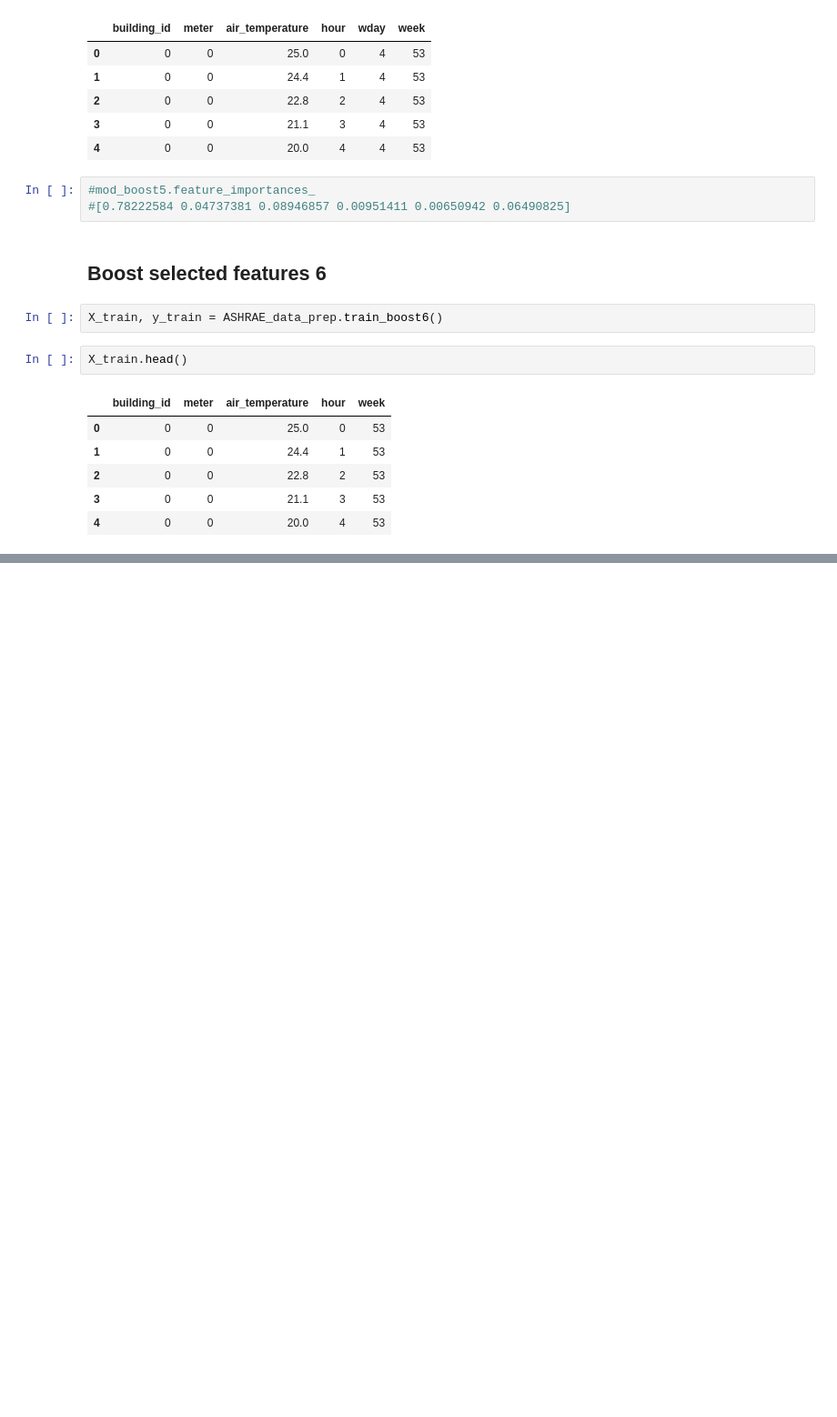
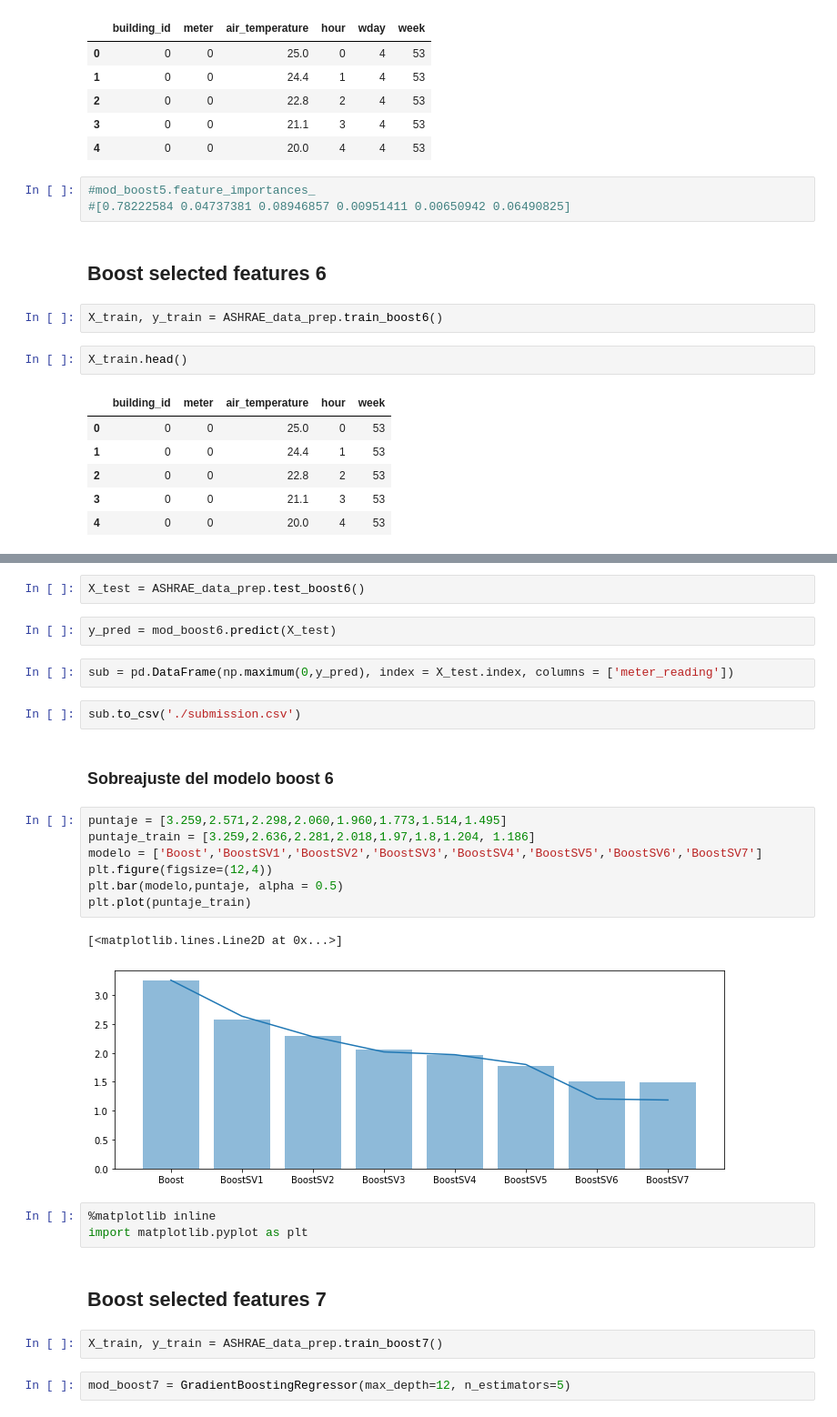
Before and after one commit to brunocgf/ASHRAE-GreatEnergyPredictorIII, a Jupyter notebook: TreeModel-Copy1.ipynb, the cells around one changed output, grey strips where cells are left out. Shown at 91% size. Drawn from its saved outputs; the diff is of its cells as text; blank space fills up the shorter version.

```diff
--- a/TreeModel-Copy1.ipynb
+++ b/TreeModel-Copy1.ipynb
@@ -335,0 +332,29 @@ X_train.head()
+# %%
+X_test = ASHRAE_data_prep.test_boost6()
+# %%
+y_pred = mod_boost6.predict(X_test)
+# %%
+sub = pd.DataFrame(np.maximum(0,y_pred), index = X_test.index, columns = ['meter_reading'])
+# %%
+sub.to_csv('./submission.csv')
+# %% [markdown]
+### Sobreajuste del modelo boost 6
+# %%
+puntaje = [3.259,2.571,2.298,2.060,1.960,1.773,1.514,1.495]
+puntaje_train = [3.259,2.636,2.281,2.018,1.97,1.8,1.204, 1.186]
+modelo = ['Boost','BoostSV1','BoostSV2','BoostSV3','BoostSV4','BoostSV5','BoostSV6','BoostSV7']
+plt.figure(figsize=(12,4))
+plt.bar(modelo,puntaje, alpha = 0.5)
+plt.plot(puntaje_train)
+# %% [output]
+[<matplotlib.lines.Line2D at 0x...>]
+[figure, added]
+# %%
+%matplotlib inline
+import matplotlib.pyplot as plt
+# %% [markdown]
+## Boost selected features 7
+# %%
+X_train, y_train = ASHRAE_data_prep.train_boost7()
+# %%
+mod_boost7 = GradientBoostingRegressor(max_depth=12, n_estimators=5)
```
Also changed, not shown: parts of 13 cells of this notebook, 5 other files.
